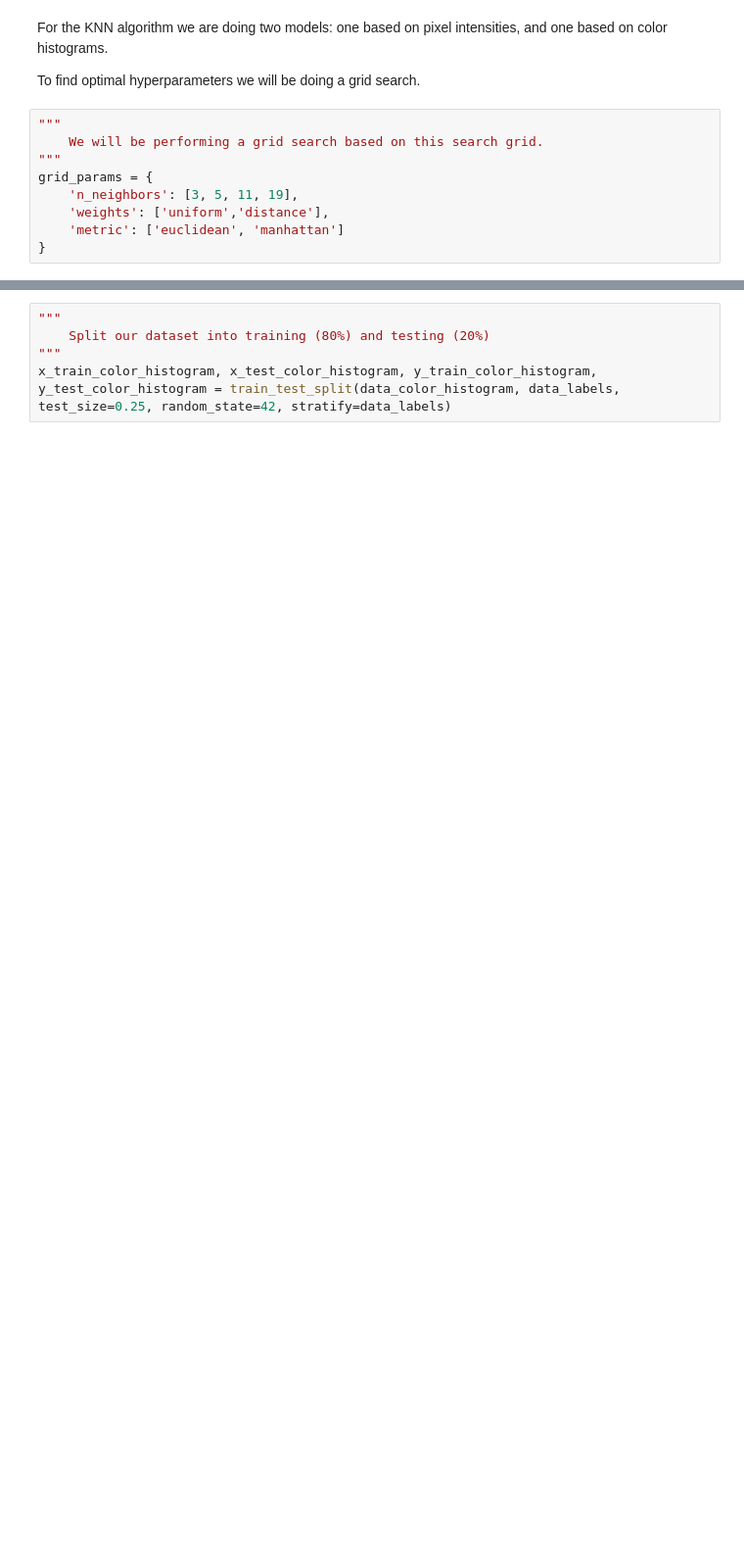
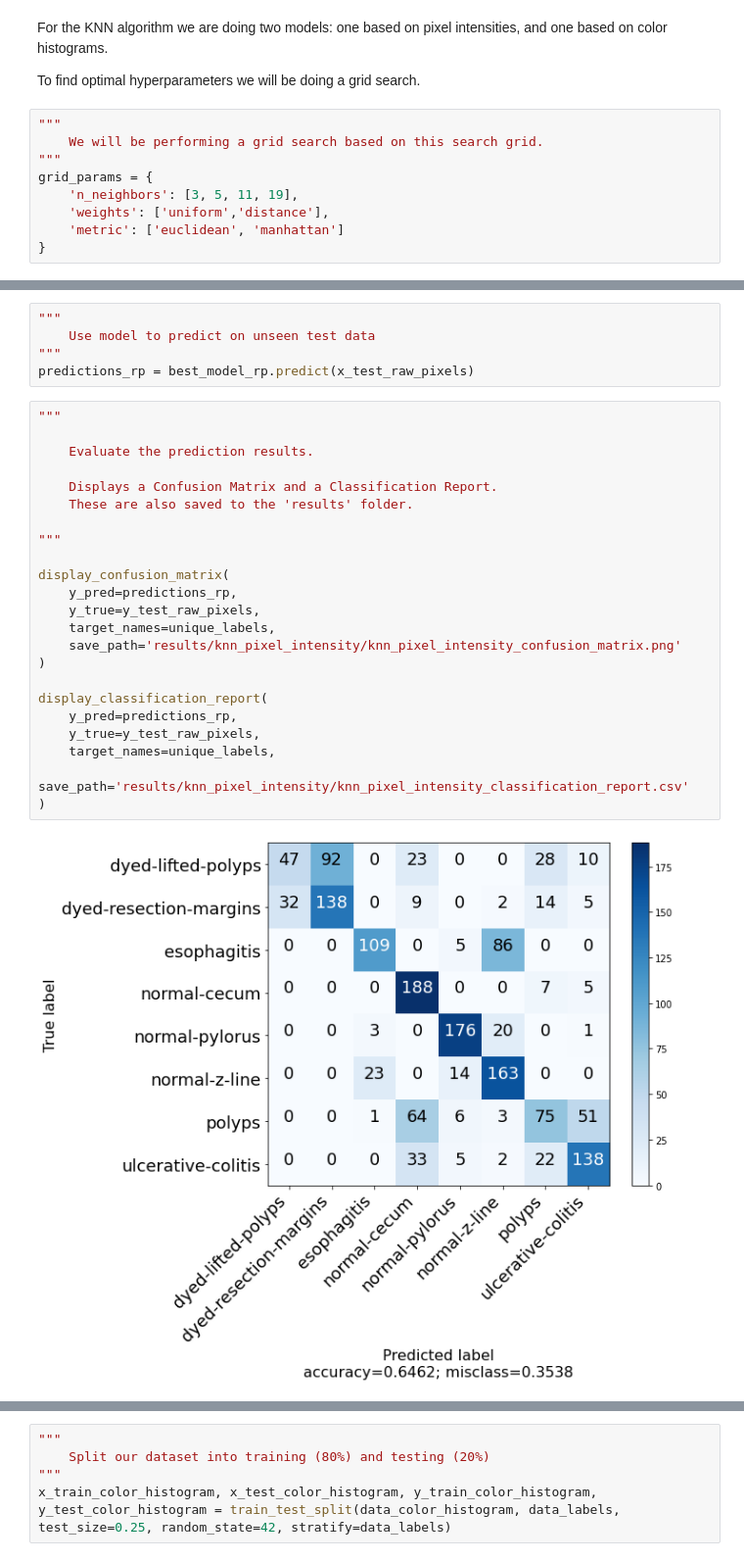
Before and after one commit to tomassams/tdt4173-machine-learning-project, a Jupyter notebook: project_notebook_knn.ipynb, the cells around one changed output, grey strips where cells are left out. Shown at 98% size. Cells and saved outputs as stored; diff of their text form; blank space fills up the shorter version.

```diff
--- a/project_notebook_knn.ipynb
+++ b/project_notebook_knn.ipynb
@@ -441,0 +494,30 @@ df_rp
+# %%
+"""
+    Use model to predict on unseen test data
+"""
+predictions_rp = best_model_rp.predict(x_test_raw_pixels)
+# %%
+"""
+
+    Evaluate the prediction results.
+
+    Displays a Confusion Matrix and a Classification Report.
+    These are also saved to the 'results' folder.
+
+"""
+
+display_confusion_matrix(
+    y_pred=predictions_rp,
+    y_true=y_test_raw_pixels,
+    target_names=unique_labels,
+    save_path='results/knn_pixel_intensity/knn_pixel_intensity_confusion_matrix.png'
+)
+
+display_classification_report(
+    y_pred=predictions_rp,
+    y_true=y_test_raw_pixels,
+    target_names=unique_labels,
+    save_path='results/knn_pixel_intensity/knn_pixel_intensity_classification_report.csv'
+)
+# %% [output]
+[figure, added]
```
Also changed, not shown: parts of 28 cells of this notebook.
